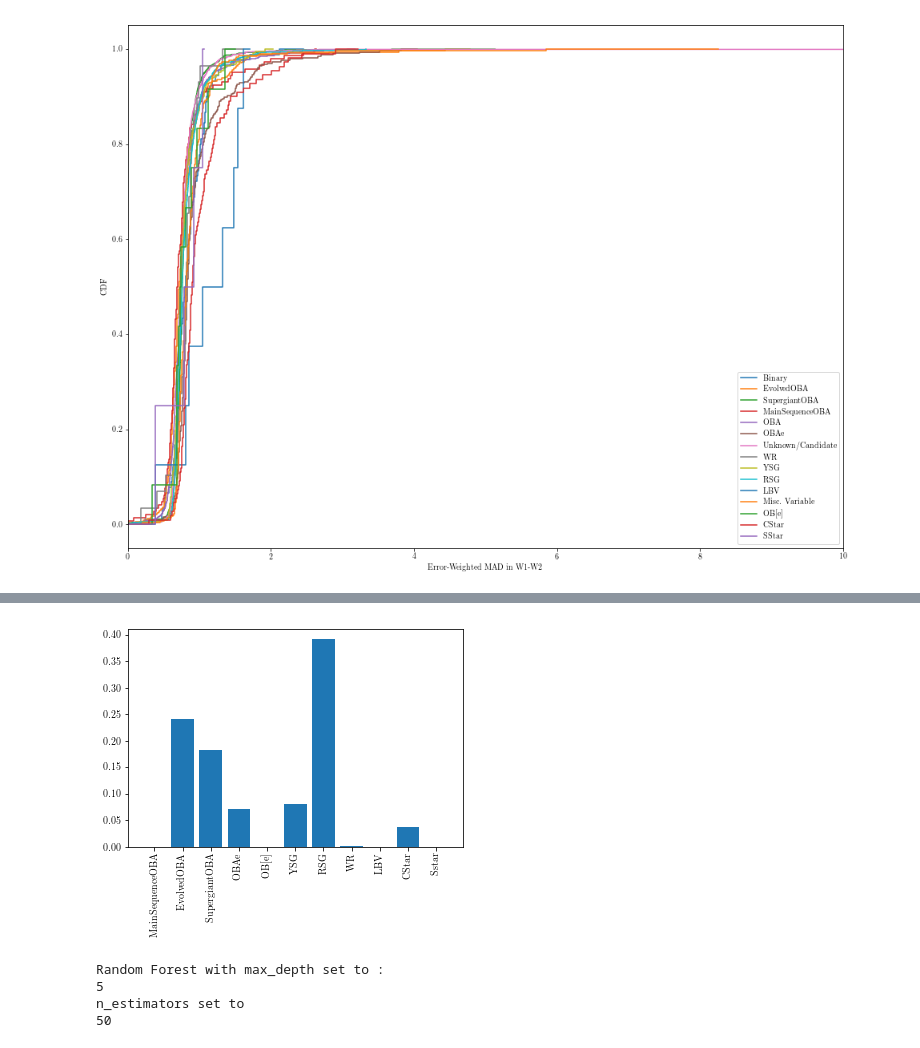
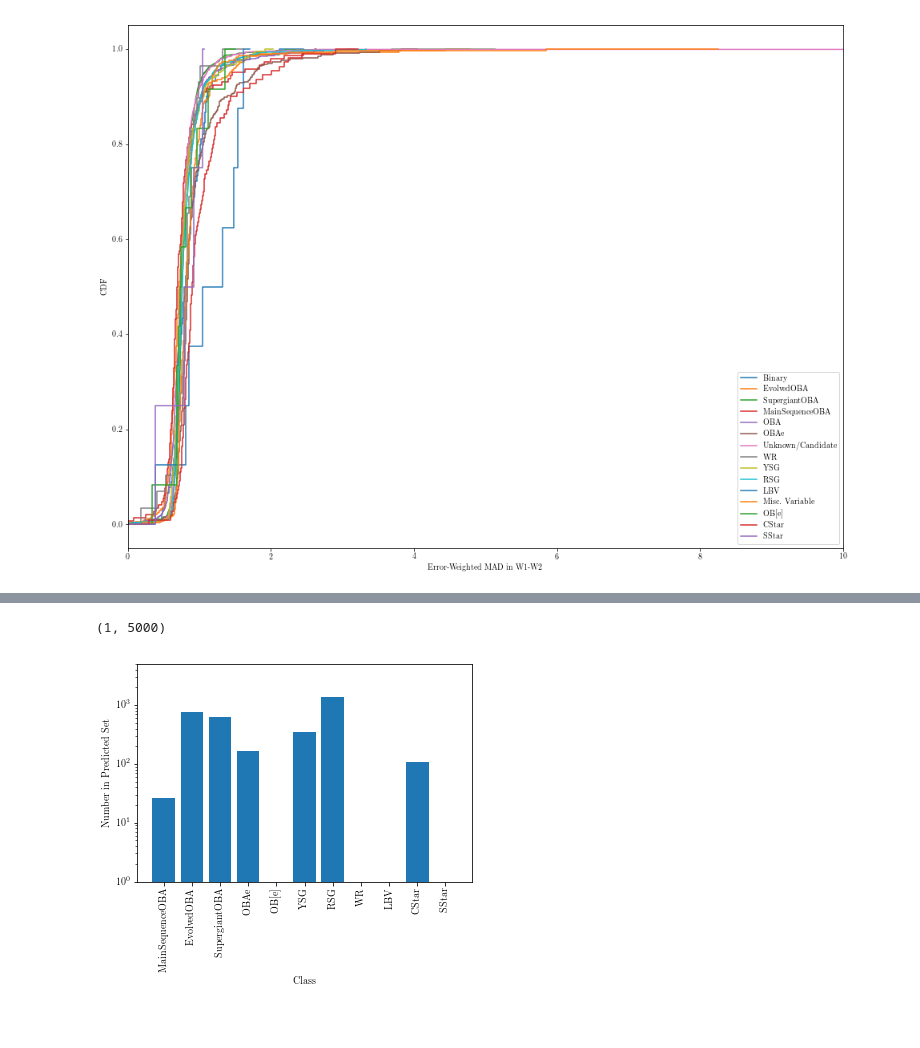
Before and after one commit to tzdwi/GaiaSprintMassive, a Jupyter notebook: WISE/code/first_order_search_for_variability.ipynb, the cells around one changed output, grey strips where cells are left out. Cells and saved outputs as stored; diff of their text form; code cells hidden in the pictures; blank space fills up the shorter version.

Commit message:
Random Forrest classifiers

```diff
--- a/WISE/code/first_order_search_for_variability.ipynb
+++ b/WISE/code/first_order_search_for_variability.ipynb
@@ -350,0 +447,14 @@ plt.savefig('fraction_correct_variability.pdf');
+# %%
+#How many of each class are there in the training and test set?
+num_input = []
+test_classes = ['MainSequenceOBA','EvolvedOBA','SupergiantOBA','OBAe','OB[e]','YSG',
+                   'RSG','WR','LBV','CStar','SStar']
+for test_class in test_classes:
+    num = len(y_test[y_test == test_class])
+    num_input.append(num)
+plt.bar(np.arange(len(test_classes)),num_input)
+plt.yscale('log')
+plt.xticks(ticks=np.arange(len(test_classes)),labels=test_classes,rotation='vertical');
+plt.xlabel('Class')
+plt.ylabel('Number in Test Set')
+plt.ylim(1,300)
@@ -351,37 +464,24 @@ plt.savefig('fraction_correct_variability.pdf');
 # %%
-unknown_index = [c in ['Unknown/Candidate','OBA','Misc. Variable']
-                 for c in joined['Class'].values]
-unknowns_data = joined[unknown_index][['G-J','J-H','H-K','K-W1','W1-W2','W2-W3','W3-W4','M_G','M_W1','W1chi2red',
-                  'W2chi2red','W1-W2chi2red','W1_EWM','W2_EWM','W1-W2_EWM']].fillna(-999)
-unknown_classes = tree.predict(unknowns_data)
+unknown_indices = [c in np.array(['Misc. Variable','OBA','Unknown/Candidate'])
+ for c in joined['Class']]
+unknowns = joined[unknown_indices].fillna(value=-999)
+unknowns_data = unknowns[['G-J','J-H','H-K','K-W1','W1-W2','W2-W3','W3-W4','M_G','M_W1',
+                          'W1chi2red','W2chi2red','W1-W2chi2red','W1_EWM','W2_EWM',
+                          'W1-W2_EWM']]
+unknown_classes = forrest.predict(unknowns_data)
 # %%
-frac_output = []
+num_output = []
 pred_classes = ['MainSequenceOBA','EvolvedOBA','SupergiantOBA','OBAe','OB[e]','YSG',
-                   'RSG','WR','LBV','CStar','Sstar']
+                   'RSG','WR','LBV','CStar','SStar']
 for pred_class in pred_classes:
-    frac = len(unknown_classes[unknown_classes == pred_class])/len(unknown_classes)
-    frac_output.append(frac)
-plt.bar(np.arange(len(pred_classes)),frac_output)
-plt.xticks(ticks=np.arange(len(pred_classes)),labels=pred_classes,rotation='vertical');
+    num = len(unknown_classes[unknown_classes == pred_class])
+    num_output.append(num)
+plt.bar(np.arange(len(pred_classes)),num_output)
+plt.yscale('log')
+plt.xticks(ticks=np.arange(len(pred_classes)),labels=pred_classes,rotation='vertical')
+plt.xlabel('Class')
+plt.ylabel('Number in Predicted Set')
+plt.ylim(1,5000)
 # %% [output]
+(1, 5000)
-[figure, old version]
+[figure, new version]
-# %%
-from sklearn.ensemble import RandomForestClassifier
-params = {'max_depth': [2,3,4,5,6,7,8,9,10,None],'n_estimators':np.arange(10,110,10)}
-grid = GridSearchCV(RandomForestClassifier(n_jobs=-1), params, cv=4)
-grid.fit(X, y)
-
-forrest = grid.best_estimator_
-max_depth = forrest.max_depth
-n_estimators = forrest.n_estimators
-print('Random Forest with max_depth set to :')
-print(max_depth)
-print('n_estimators set to')
-print(n_estimators)
-forrest.fit(X,y)
-y_check = forrest.predict(X)
-# %% [output]
-Random Forest with max_depth set to :
-5
-n_estimators set to
-50
```
Also changed, not shown: parts of 12 cells of this notebook, 21 other files.
